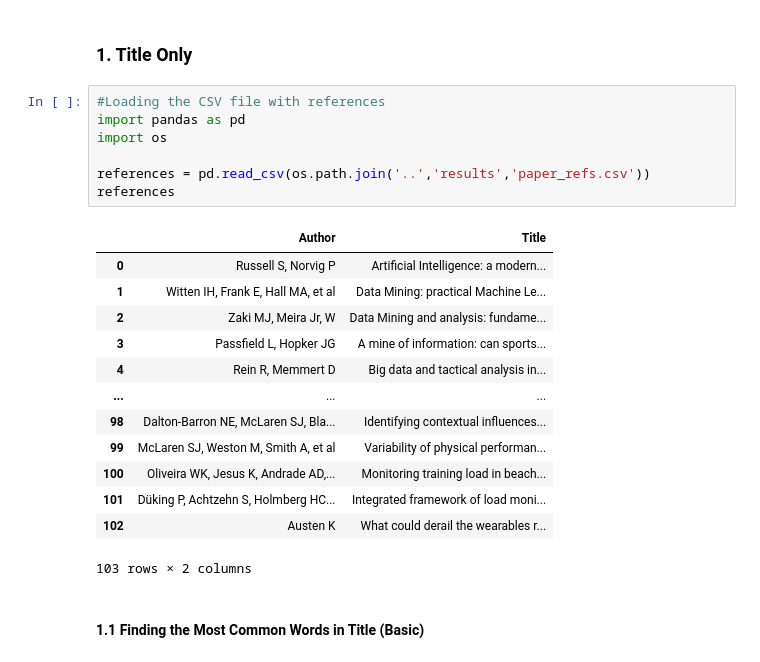
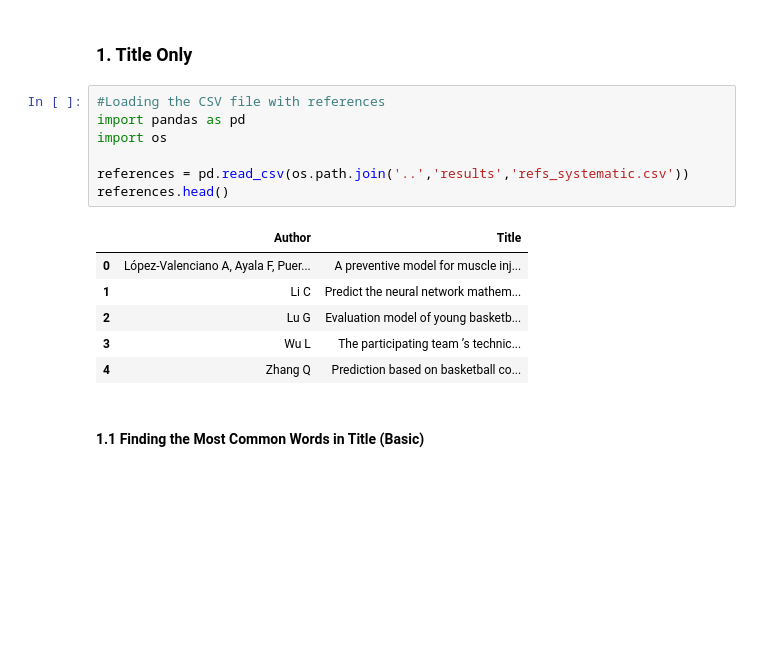
Before and after one commit to Matt17BR/ml4ds2324_topic_modeling, a Jupyter notebook: scripts/topic_modeling.ipynb, the cells around one changed output. Saved outputs shown, nothing was run; the diff lists cells and outputs as text; blank space fills up the shorter version.

```diff
--- a/scripts/topic_modeling.ipynb
+++ b/scripts/topic_modeling.ipynb
@@ -5,24 +5,17 @@
 # %%
 #Loading the CSV file with references
 import pandas as pd
 import os
 
-references = pd.read_csv(os.path.join('..','results','paper_refs.csv'))
-references
+references = pd.read_csv(os.path.join('..','results','refs_systematic.csv'))
+references.head()
 # %% [output]
 |  | Author | Title |
-| 0 | Russell S, Norvig P | Artificial Intelligence: a modern... |
-| 1 | Witten IH, Frank E, Hall MA, et al | Data Mining: practical Machine Le... |
-| 2 | Zaki MJ, Meira Jr, W | Data Mining and analysis: fundame... |
-| 3 | Passfield L, Hopker JG | A mine of information: can sports... |
-| 4 | Rein R, Memmert D | Big data and tactical analysis in... |
-| ... | ... | ... |
-| 98 | Dalton-Barron NE, McLaren SJ, Bla... | Identifying contextual influences... |
-| 99 | McLaren SJ, Weston M, Smith A, et al | Variability of physical performan... |
-| 100 | Oliveira WK, Jesus K, Andrade AD,... | Monitoring training load in beach... |
-| 101 | Düking P, Achtzehn S, Holmberg HC... | Integrated framework of load moni... |
-| 102 | Austen K | What could derail the wearables r... |
+| 0 | López-Valenciano A, Ayala F, Puer... | A preventive model for muscle inj... |
+| 1 | Li C | Predict the neural network mathem... |
+| 2 | Lu G | Evaluation model of young basketb... |
+| 3 | Wu L | The participating team ’s technic... |
+| 4 | Zhang Q | Prediction based on basketball co... |
-103 rows × 2 columns
 # %% [markdown]
 #### 1.1 Finding the Most Common Words in Title (Basic)
 # %%
```
Also changed, not shown: parts of 11 cells of this notebook, 8 other files.
